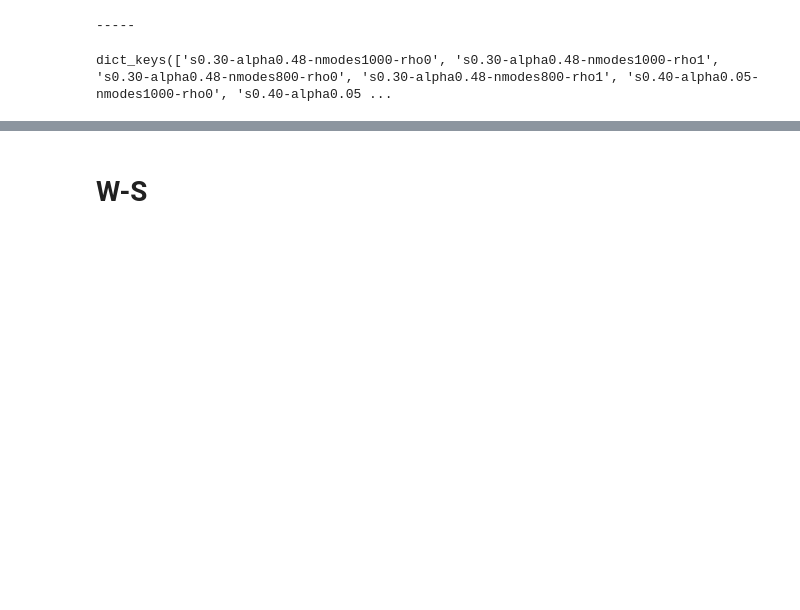
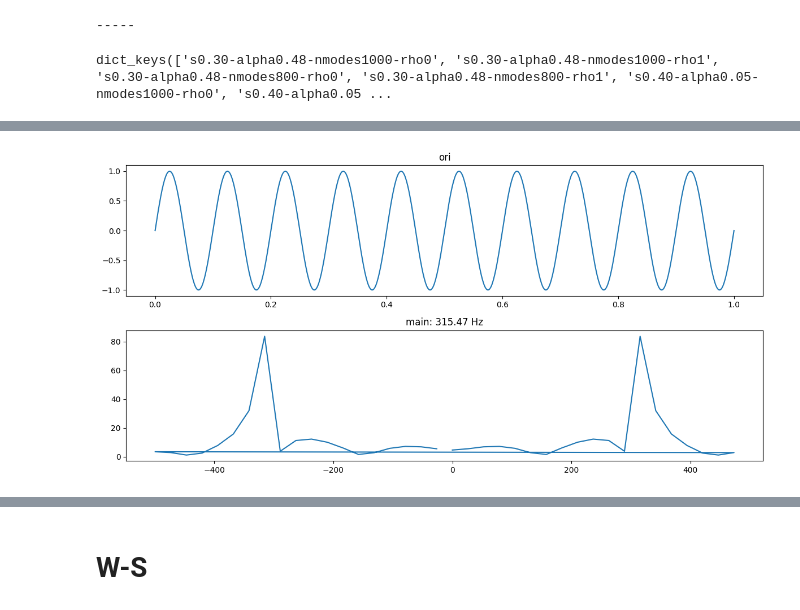
Before and after one commit to ansatzX/2024-SBM, a Jupyter notebook: S_rho.ipynb, the cells around one changed output, grey strips where cells are left out. Saved outputs shown, nothing was run; the diff lists cells and outputs as text; code cells hidden in the pictures; blank space fills up the shorter version.

```diff
--- a/S_rho.ipynb
+++ b/S_rho.ipynb
@@ -97,0 +247,35 @@ def show_w_freqs(key, ws, freqs):
+# %%
+import numpy as np
+import matplotlib.pyplot as plt
+import pywt
+
+# 生成一个简单的周期信号
+t = np.linspace(0, 1, 1000)
+signal = np.sin(2 * np.pi * 10 * t)
+
+# 进行小波变换
+coeffs = pywt.wavedec(signal, 'db4', level=5)
+
+# 近似系数通常包含低频信息，可以通过分析近似系数来估计主要频率
+approx = coeffs[0]
+
+# 计算近似系数的频谱
+spectrum = np.abs(np.fft.fft(approx))
+frequencies = fftfreq(len(approx), d=(t[1]-t[0]))
+
+# 找到频谱中的峰值对应的频率
+dominant_frequency_index = np.argmax(spectrum)
+dominant_frequency = frequencies[dominant_frequency_index]
+
+# 绘制原始信号和频谱
+plt.figure(figsize=(12, 6))
+plt.subplot(211)
+plt.plot(t, signal)
+plt.title('ori')
+plt.subplot(212)
+plt.plot(frequencies, spectrum)
+plt.title(f'main: {dominant_frequency:.2f} Hz')
+plt.tight_layout()
+plt.show()
+# %% [output]
+[figure, added]
```
Also changed, not shown: parts of 43 cells of this notebook, 1 other file.
